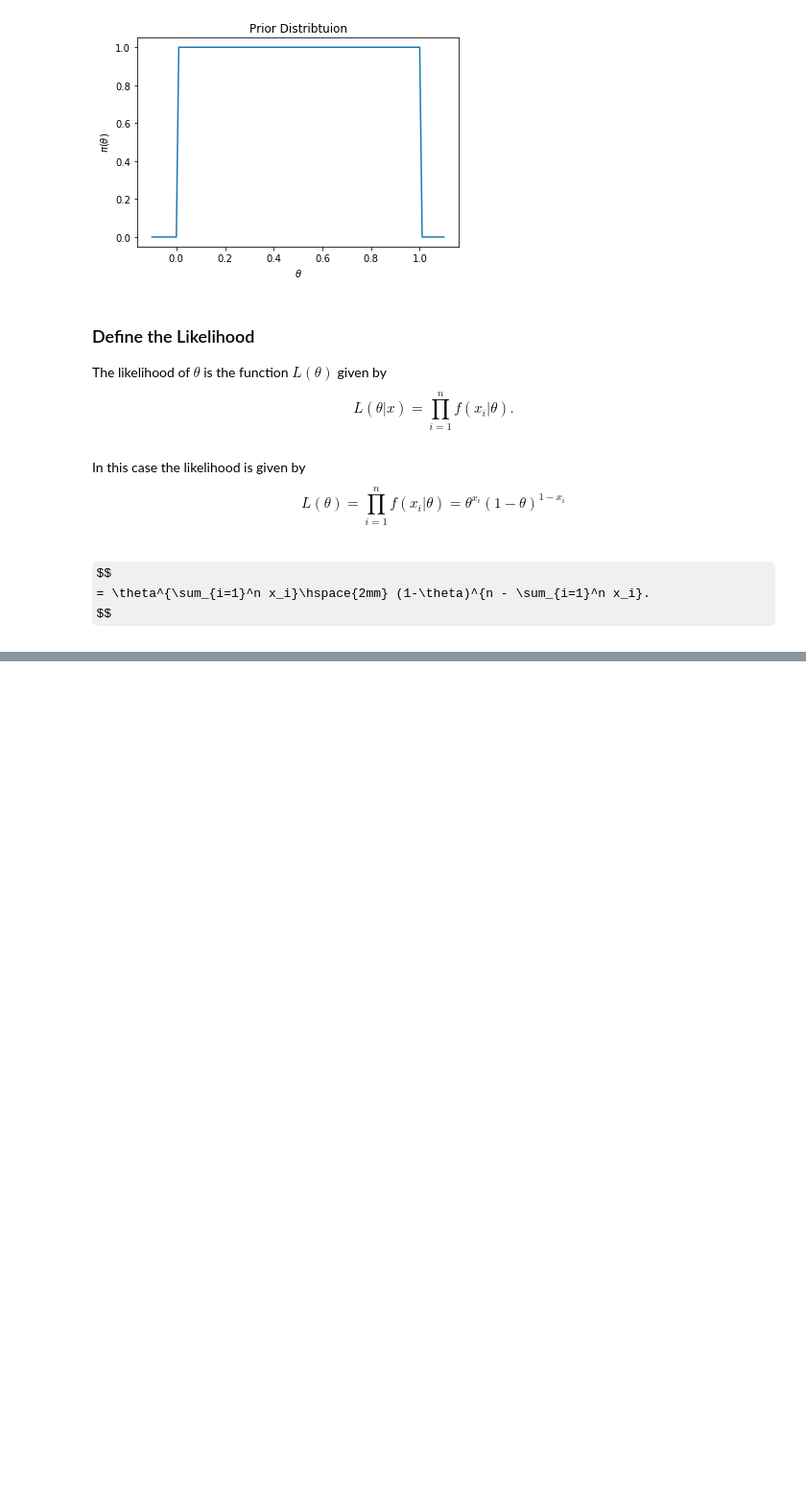
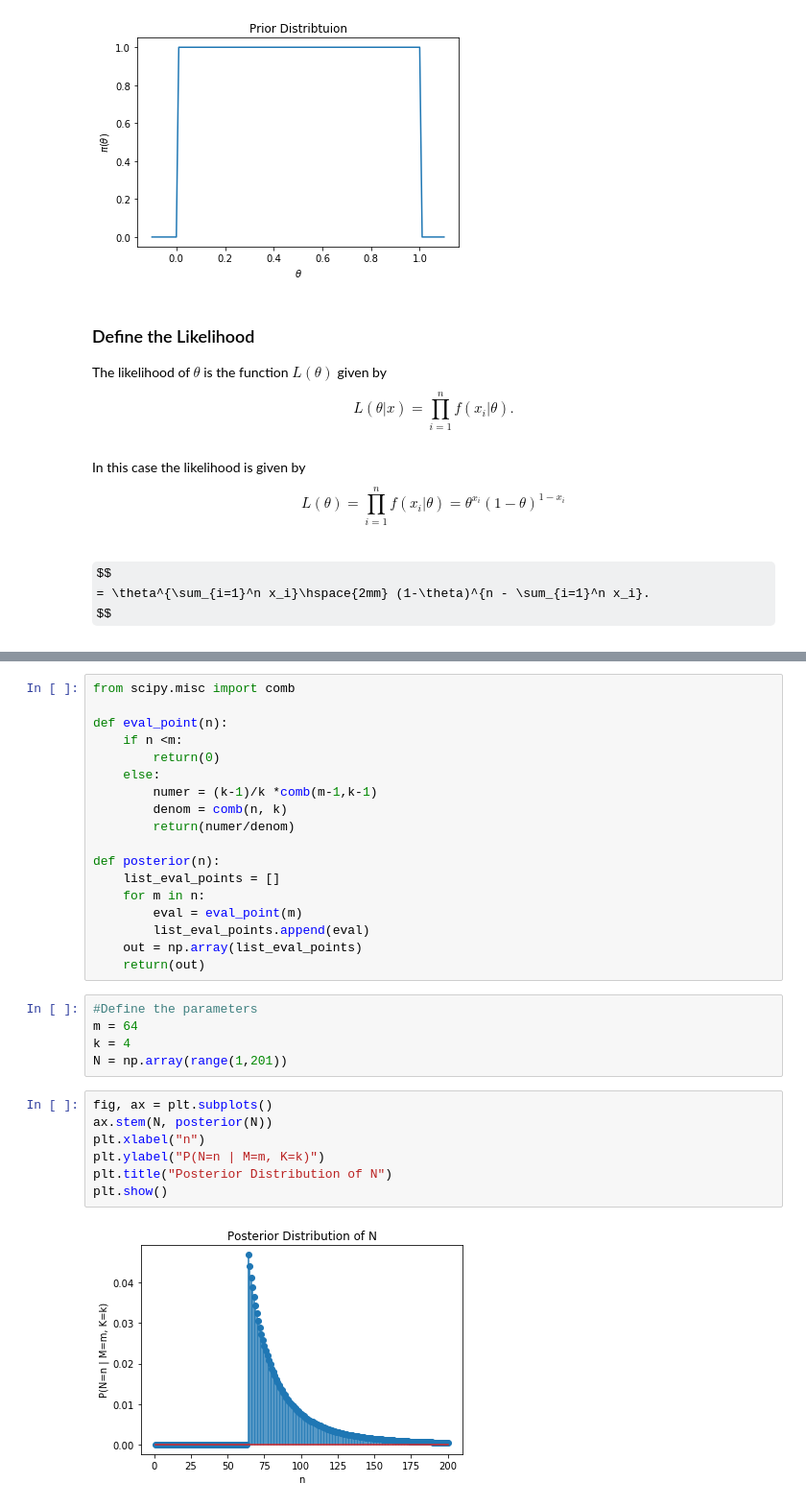
Before and after one commit to jstrat1618/Intro2BayesianEstimation, a Jupyter notebook: Presentation.ipynb, the cells around one changed output, grey strips where cells are left out. Shown at 96% size. Cells and saved outputs as stored; diff of their text form; some formulas as TeX source; blank space fills up the shorter version.

```diff
--- a/Presentation.ipynb
+++ b/Presentation.ipynb
@@ -151,0 +231,32 @@ plt.show()
+# %%
+from scipy.misc import comb
+
+def eval_point(n):
+    if n <m:
+        return(0)
+    else:
+        numer = (k-1)/k *comb(m-1,k-1)
+        denom = comb(n, k)
+        return(numer/denom)
+
+def posterior(n):
+    list_eval_points = []
+    for m in n:
+        eval = eval_point(m)
+        list_eval_points.append(eval)
+    out = np.array(list_eval_points)
+    return(out)
+# %%
+#Define the parameters
+m = 64
+k = 4
+N = np.array(range(1,201))
+# %%
+fig, ax = plt.subplots()
+ax.stem(N, posterior(N))
+plt.xlabel("n")
+plt.ylabel("P(N=n | M=m, K=k)")
+plt.title("Posterior Distribution of N")
+plt.show()
+# %% [output]
+[figure, added]
```
Also changed, not shown: parts of 18 cells of this notebook.
